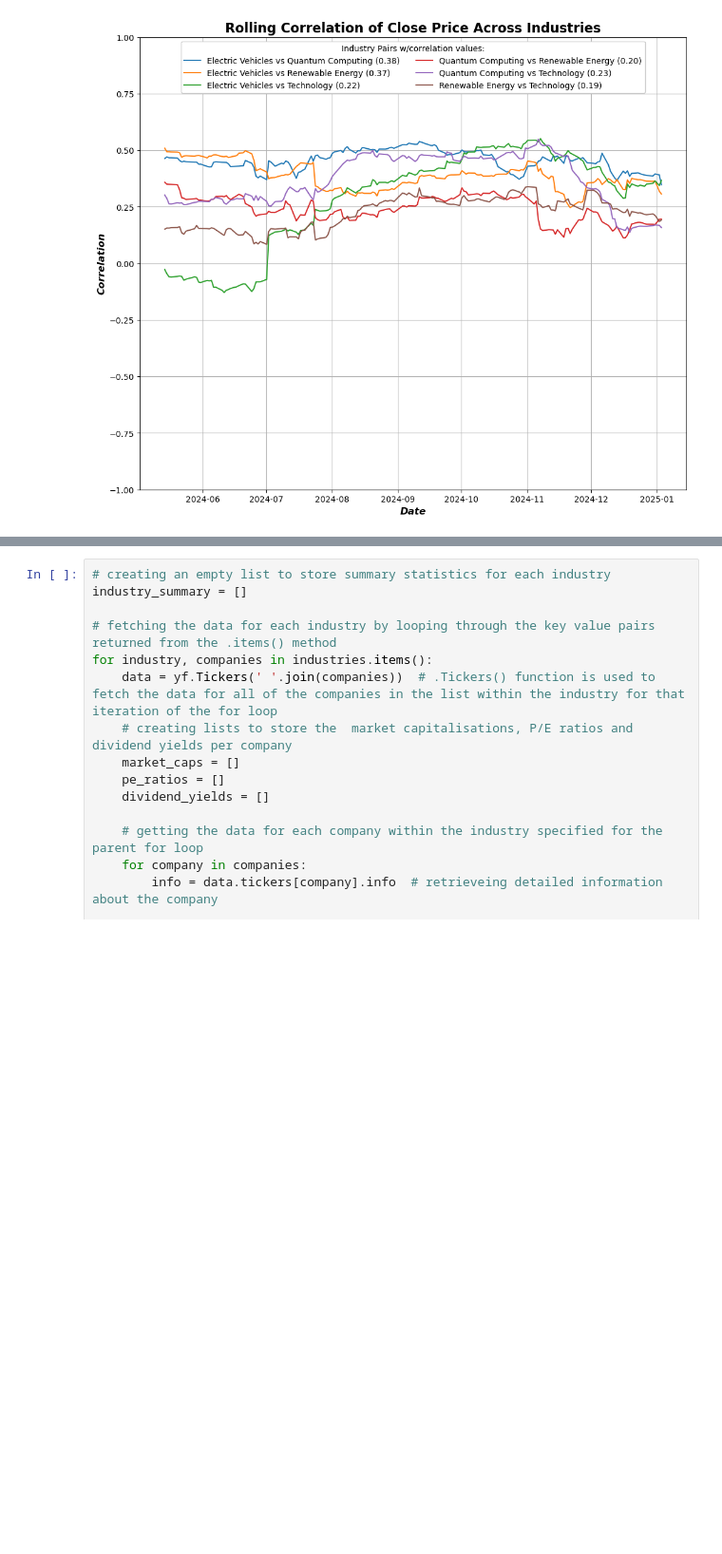
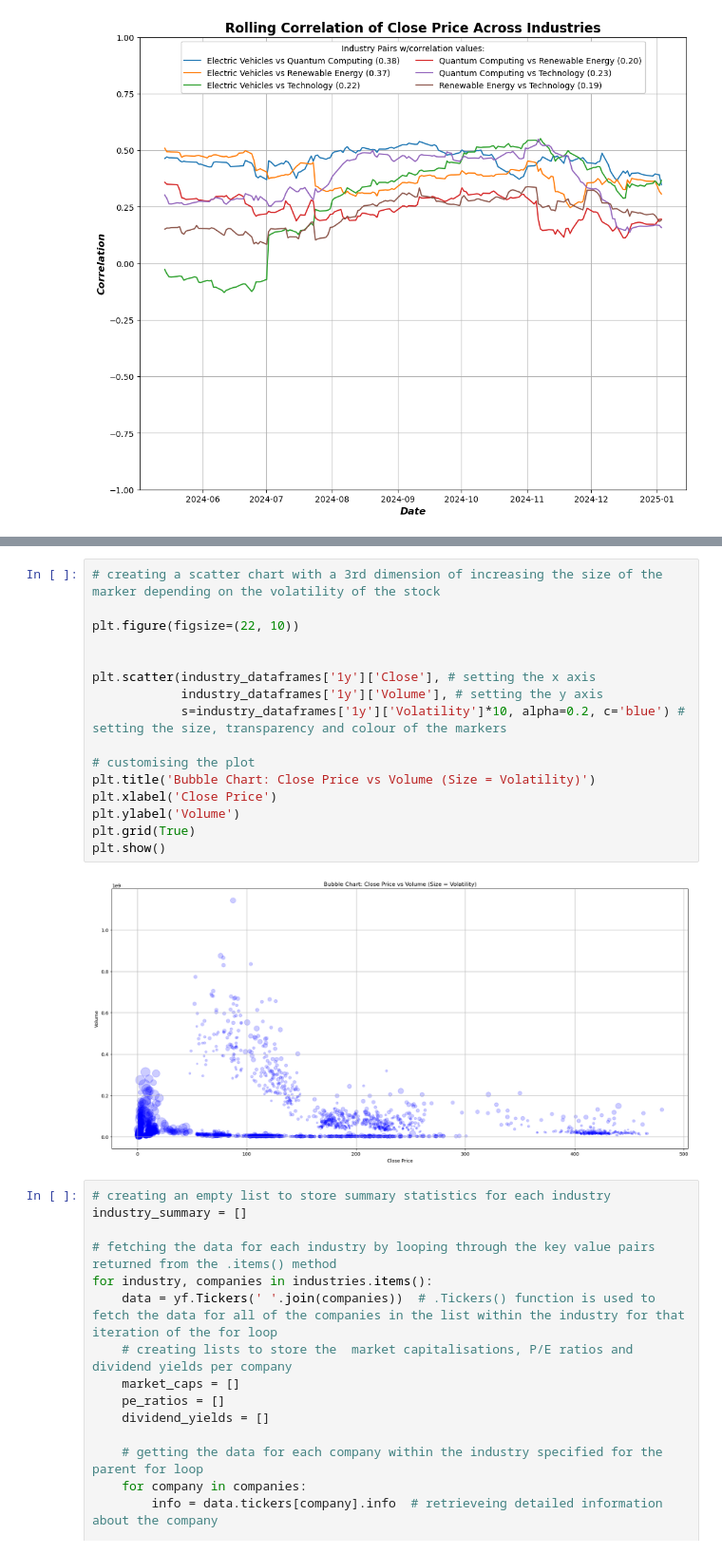
Before and after one commit to Ange-Dvs/PFDA-project, a Jupyter notebook: stocks.ipynb, the cells around one changed output, grey strips where cells are left out. Shown at 95% size. Saved outputs shown, nothing was run; the diff lists cells and outputs as text; blank space fills up the shorter version.

```diff
--- a/stocks.ipynb
+++ b/stocks.ipynb
@@ -607,3 +629,21 @@ plt.show()
+# %%
+# creating a scatter chart with a 3rd dimension of increasing the size of the marker depending on the volatility of the stock
+
+plt.figure(figsize=(22, 10))
+
+
+plt.scatter(industry_dataframes['1y']['Close'], # setting the x axis
+            industry_dataframes['1y']['Volume'], # setting the y axis
+            s=industry_dataframes['1y']['Volatility']*10, alpha=0.2, c='blue') # setting the size, transparency and colour of the markers
+
+# customising the plot
+plt.title('Bubble Chart: Close Price vs Volume (Size = Volatility)')
+plt.xlabel('Close Price')
+plt.ylabel('Volume')
+plt.grid(True)
+plt.show()
+# %% [output]
+[figure, added]
 # %%
 # creating an empty list to store summary statistics for each industry
 industry_summary = []
```
Also changed, not shown: parts of 3 cells of this notebook, 4 other files.
